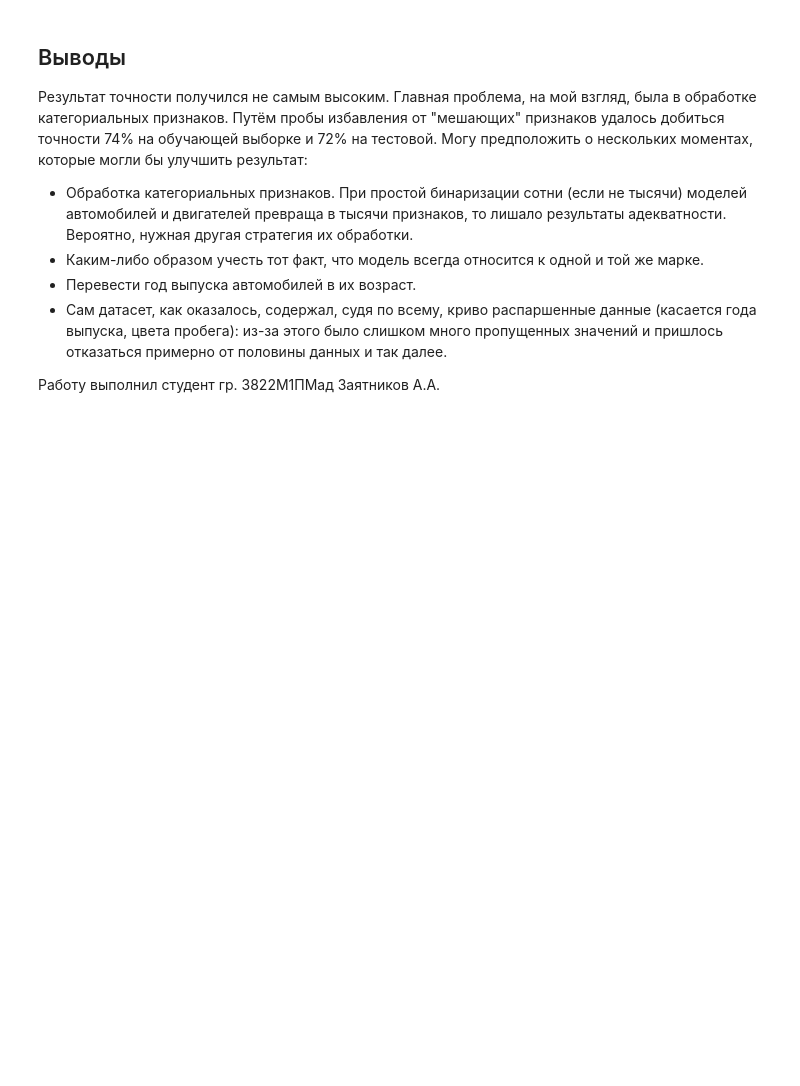
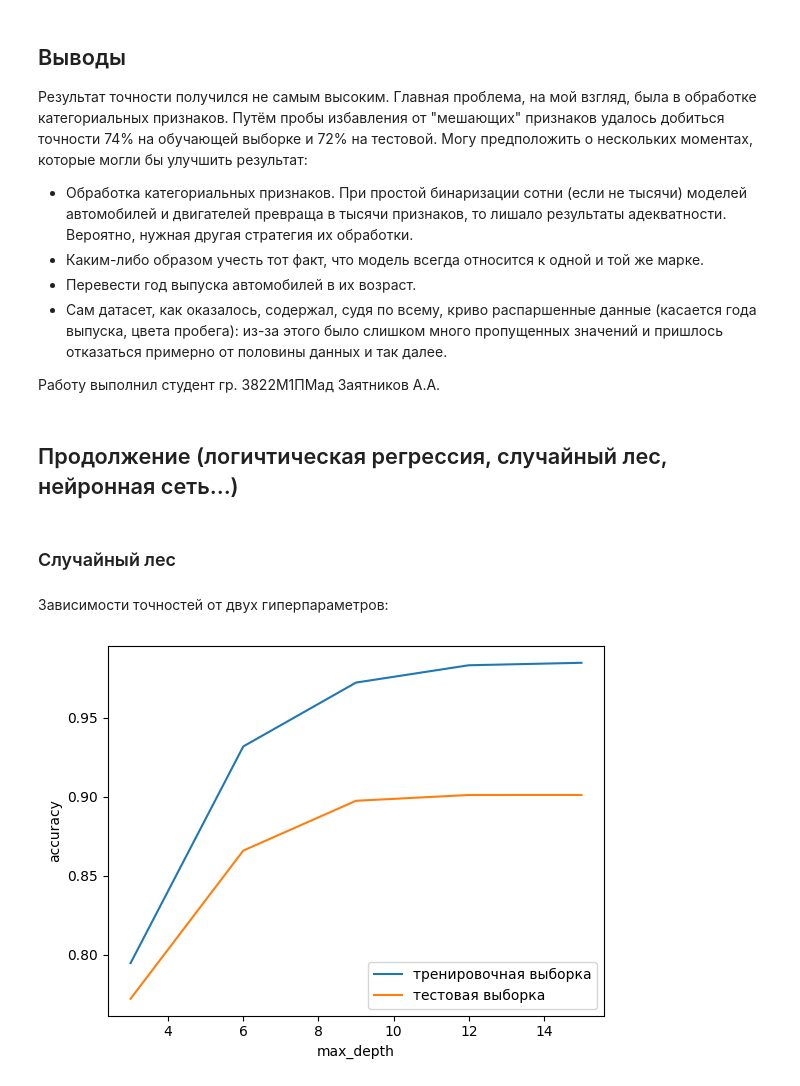
Before and after one commit to zayatnik/MLMag, a Jupyter notebook: cars_prices.ipynb, the cells around one changed output. Drawn from its saved outputs; the diff is of its cells as text; code cells hidden in the pictures; blank space fills up the shorter version.

Commit message:
forest

```diff
--- a/cars_prices.ipynb
+++ b/cars_prices.ipynb
@@ -868,3 +868,7 @@ print(f'Точность R^2 на тестовой выборке: {lr_model.sco
 и так далее.
 
 Работу выполнил студент гр. 3822М1ПМад Заятников А.А.
+# %% [markdown]
+## Продолжение (логичтическая регрессия, случайный лес, нейронная сеть...)
+# %% [markdown]
+### Случайный лес
@@ -870,0 +877,19 @@ print(f'Точность R^2 на тестовой выборке: {lr_model.sco
+# %%
+max_leaf_nodes, max_depth = [3, 6, 9, 12, 15], [3, 6, 9, 12, 15]
+# %% [markdown]
+Зависимости точностей от двух гиперпараметров:
+# %%
+train_accs, test_accs = [], []
+for i in max_depth:
+    rf_model = ensemble.RandomForestRegressor(max_depth=i)
+    rf_model.fit(x_train, y_train)
+    train_accs.append(rf_model.score(x_train, y_train))
+    test_accs.append(rf_model.score(x_test, y_test))
+plt.plot(max_depth, train_accs)
+plt.plot(max_depth, test_accs)
+plt.gca().set_xlabel('max_depth')
+plt.gca().set_ylabel('accuracy')
+plt.legend(['тренировочная выборка', 'тестовая выборка'])
+plt.show()
+# %% [output]
+[figure, added]
```
Also changed, not shown: parts of 2 cells of this notebook, 1 other file.
